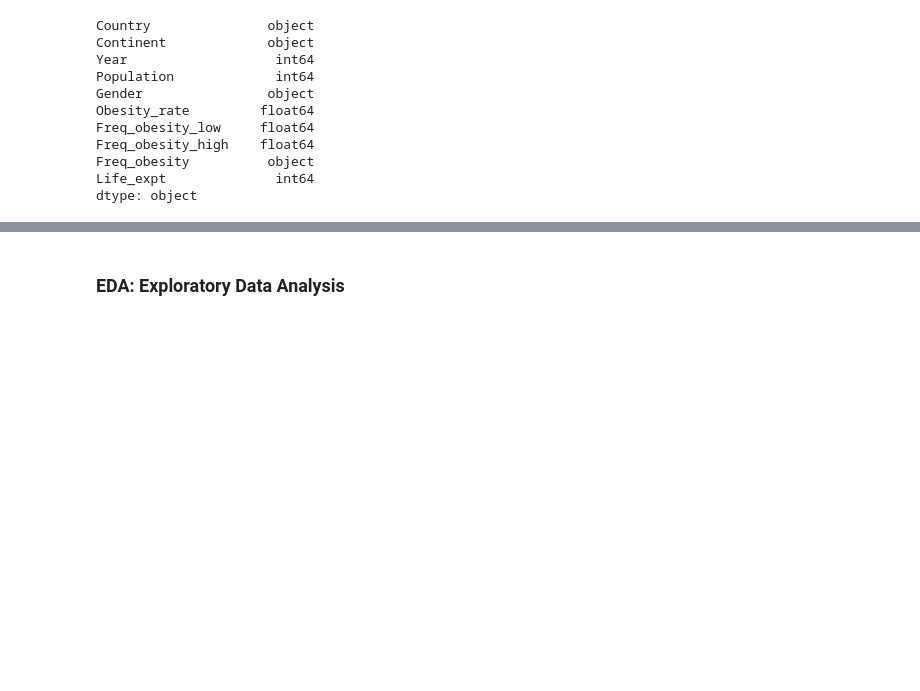
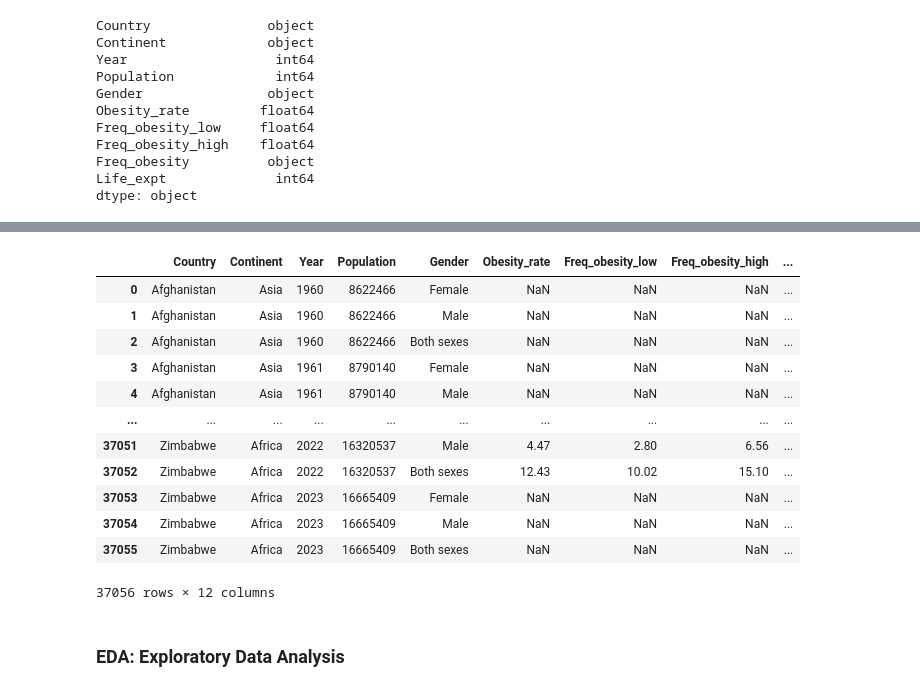
Before and after one commit to MouraAnalyst/EDA_Corr_tranning, a Jupyter notebook: EspVida_vs_Obesid.ipynb, the cells around one changed output, grey strips where cells are left out. Cells and saved outputs as stored; diff of their text form; code cells hidden in the pictures; blank space fills up the shorter version.

Commit message:
Updated los tados de la tabla con la densidad poblacional

```diff
--- a/EspVida_vs_Obesid.ipynb
+++ b/EspVida_vs_Obesid.ipynb
@@ -369,0 +433,50 @@ df_main.to_csv("df_main.csv")
+# %%
+#Corrección manual de 25 países con nombre distinto de df_resultado en df_exp
+mask = df_densidad['Country Name'] == "Congo, Rep."
+
+df_densidad.loc[mask, 'Country Name'] = 'Congo, Republic of the'
+# %%
+# Crear una lista de países únicos en ambos DataFrames
+paises_resultado = paises_no_localizados
+
+for pais in paises_resultado:
+    # Corrección manual de 25 países con nombre distinto de df_resultado en df_densidad
+    mask = df_densidad['Country Name'].str.contains(pais, na=False, regex=False)
+
+    if mask.any():
+        # Si hay una coincidencia, se actualiza el nombre del país en df_densidad
+        df_densidad.loc[mask, 'Country Name'] = pais
+# %%
+# Itera sobre las filas de df_resultado para actualizar la columna Population
+for index, row in df_main.iterrows():
+    # Encuentra la fila en df_exp que coincida con el país y el año
+    country = row['Country']
+    year = str(row['Year'])  # Convertir el año a string para usarlo como nombre de columna
+
+    # Busca en df_exp la fila correspondiente al país
+    matched_row = df_densidad[df_densidad['Country Name'] == country]
+
+    if not matched_row.empty:
+        # Si se encuentra una coincidencia, busca el valor del año correspondiente
+        expectativa = matched_row[year].values[0]
+
+        # Asigna ese valor a la columna Population de df_resultado
+        df_main.loc[index, 'Population_km2'] = expectativa
+# %%
+df_main['Density'] = df_main['Population'] / df_main['Population_km2']
+# %%
+df_main
+# %% [output]
+|  | Country | Continent | Year | Population | Gender | Obesity_rate | Freq_obesity_low | Freq_obesity_high | ... |
+| 0 | Afghanistan | Asia | 1960 | 8622466 | Female | NaN | NaN | NaN | ... |
+| 1 | Afghanistan | Asia | 1960 | 8622466 | Male | NaN | NaN | NaN | ... |
+| 2 | Afghanistan | Asia | 1960 | 8622466 | Both sexes | NaN | NaN | NaN | ... |
+| 3 | Afghanistan | Asia | 1961 | 8790140 | Female | NaN | NaN | NaN | ... |
+| 4 | Afghanistan | Asia | 1961 | 8790140 | Male | NaN | NaN | NaN | ... |
+| ... | ... | ... | ... | ... | ... | ... | ... | ... | ... |
+| 37051 | Zimbabwe | Africa | 2022 | 16320537 | Male | 4.47 | 2.80 | 6.56 | ... |
+| 37052 | Zimbabwe | Africa | 2022 | 16320537 | Both sexes | 12.43 | 10.02 | 15.10 | ... |
+| 37053 | Zimbabwe | Africa | 2023 | 16665409 | Female | NaN | NaN | NaN | ... |
+| 37054 | Zimbabwe | Africa | 2023 | 16665409 | Male | NaN | NaN | NaN | ... |
+| 37055 | Zimbabwe | Africa | 2023 | 16665409 | Both sexes | NaN | NaN | NaN | ... |
+37056 rows × 12 columns
```
Also changed, not shown: parts of 9 cells of this notebook, 3 other files.
